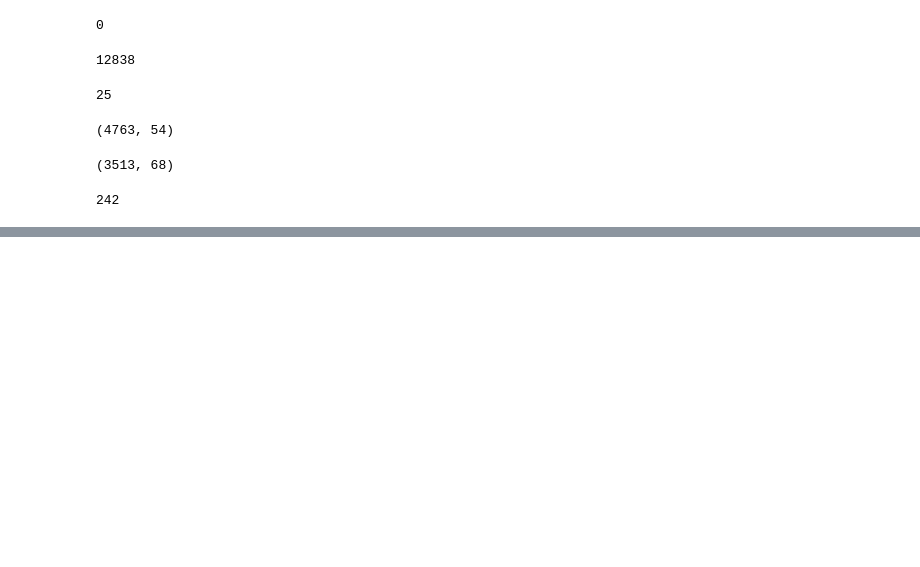
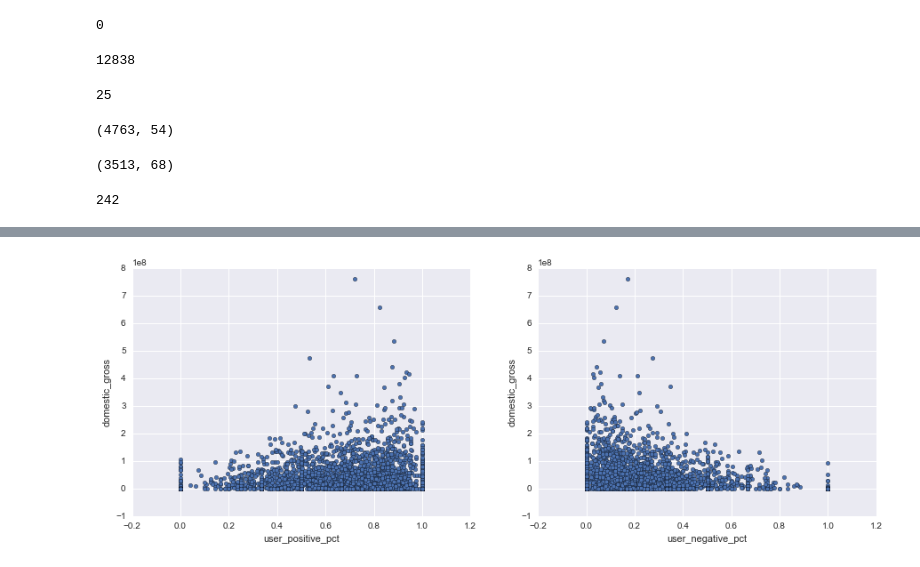
Before and after one commit to lmodi/Data_Science_Boot_Camp_Project, a Jupyter notebook: project_1/Group2_Workfile.ipynb, the cells around one changed output, grey strips where cells are left out. Saved outputs shown, nothing was run; the diff lists cells and outputs as text; code cells hidden in the pictures; blank space fills up the shorter version.

```diff
--- a/project_1/Group2_Workfile.ipynb
+++ b/project_1/Group2_Workfile.ipynb
@@ -176,0 +269,6 @@ len(movies_df[~movies_df.cleaned_title.isin(movie_critics_df.cleaned_title)])
+# %%
+fig, (ax0, ax1) = plt.subplots(1,2, figsize=(15, 5))
+movie_critics_df.plot.scatter(ax = ax0, x='user_positive_pct', y='domestic_gross');
+movie_critics_df.plot.scatter(ax = ax1, x='user_negative_pct', y='domestic_gross');
+# %% [output]
+[figure, added]
```
Also changed, not shown: parts of 17 cells of this notebook, 2 other files.
